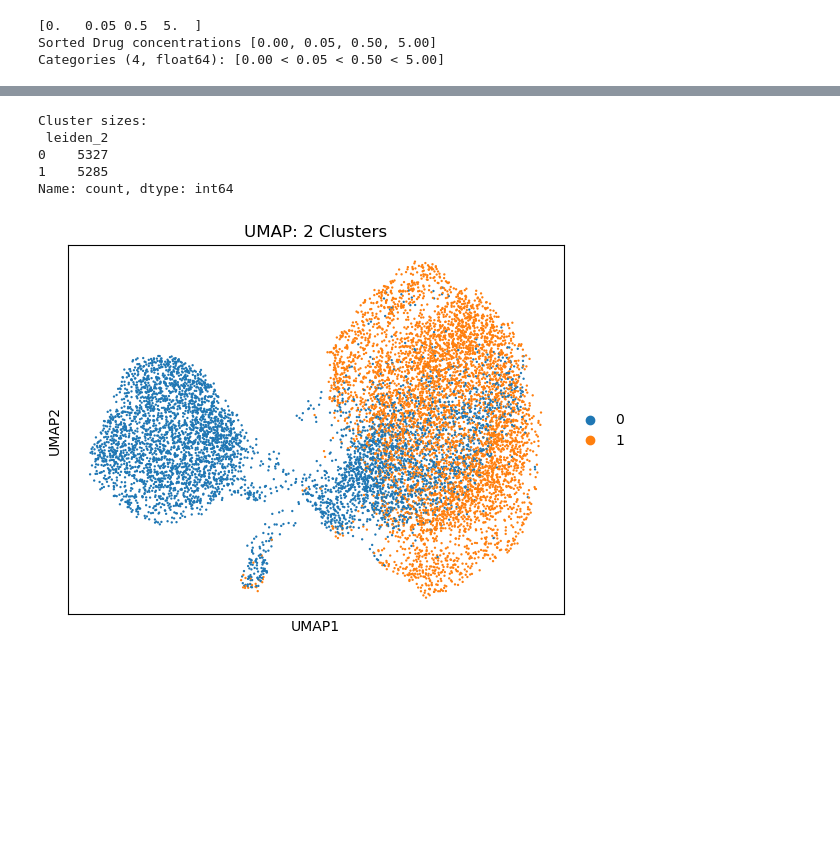
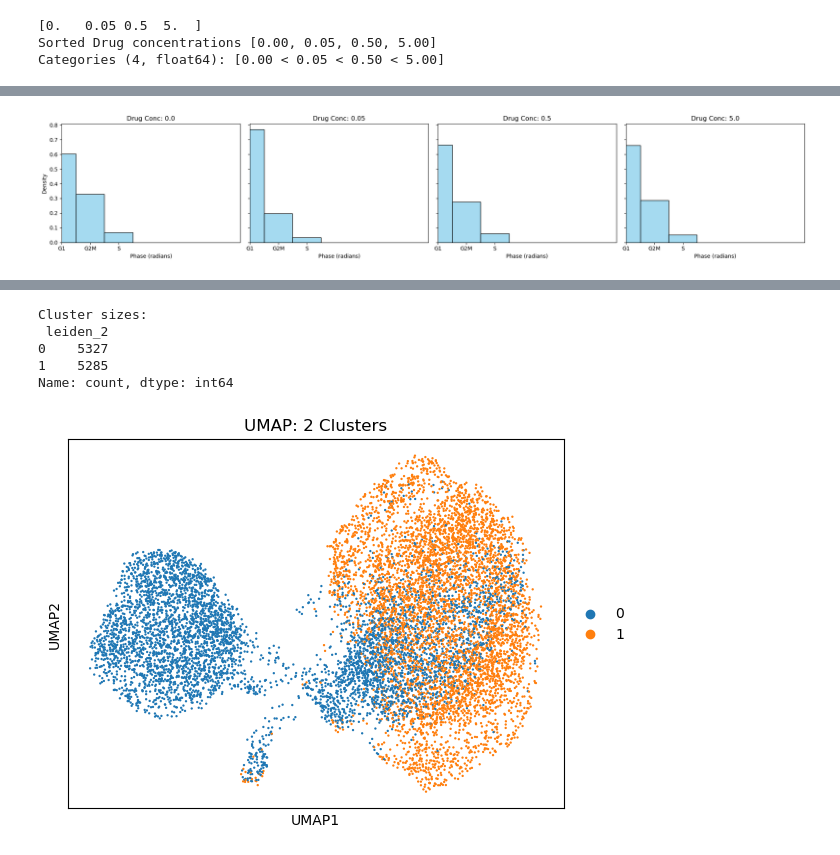
Before and after one commit to jeuken/CycleVI, a Jupyter notebook: old_model_code/Data_Analysis.ipynb, the cells around one changed output, grey strips where cells are left out. Saved outputs shown, nothing was run; the diff lists cells and outputs as text; code cells hidden in the pictures; blank space fills up the shorter version.

```diff
--- a/old_model_code/Data_Analysis.ipynb
+++ b/old_model_code/Data_Analysis.ipynb
@@ -47,0 +120,26 @@ sc.pl.umap(adata, color=["drugconc_ordered"], title="UMAP: drugconc_ordered")
+# %%
+import seaborn as sns
+import numpy as np
+import matplotlib.pyplot as plt
+
+# Ensure "phase" and "drugconc_ordered" exist
+assert "phase" in adata.obs and "drugconc_ordered" in adata.obs
+
+unique_concs = sorted(adata.obs["drugconc_ordered"].unique())
+n = len(unique_concs)
+
+# Set up subplots
+fig, axes = plt.subplots(1, n, figsize=(5 * n, 4), sharey=True)
+
+for i, conc in enumerate(unique_concs):
+    subset = adata.obs[adata.obs["drugconc_ordered"] == conc]
+    sns.histplot(subset["phase"], bins=50, stat="density", ax=axes[i], color="skyblue")
+    axes[i].set_title(f"Drug Conc: {conc}")
+    axes[i].set_xlabel("Phase (radians)")
+    axes[i].set_xlim(0, 2 * np.pi)
+
+axes[0].set_ylabel("Density")
+plt.tight_layout()
+plt.show()
+# %% [output]
+[figure, added]
```
Also changed, not shown: parts of 11 cells of this notebook, 29 other files.
